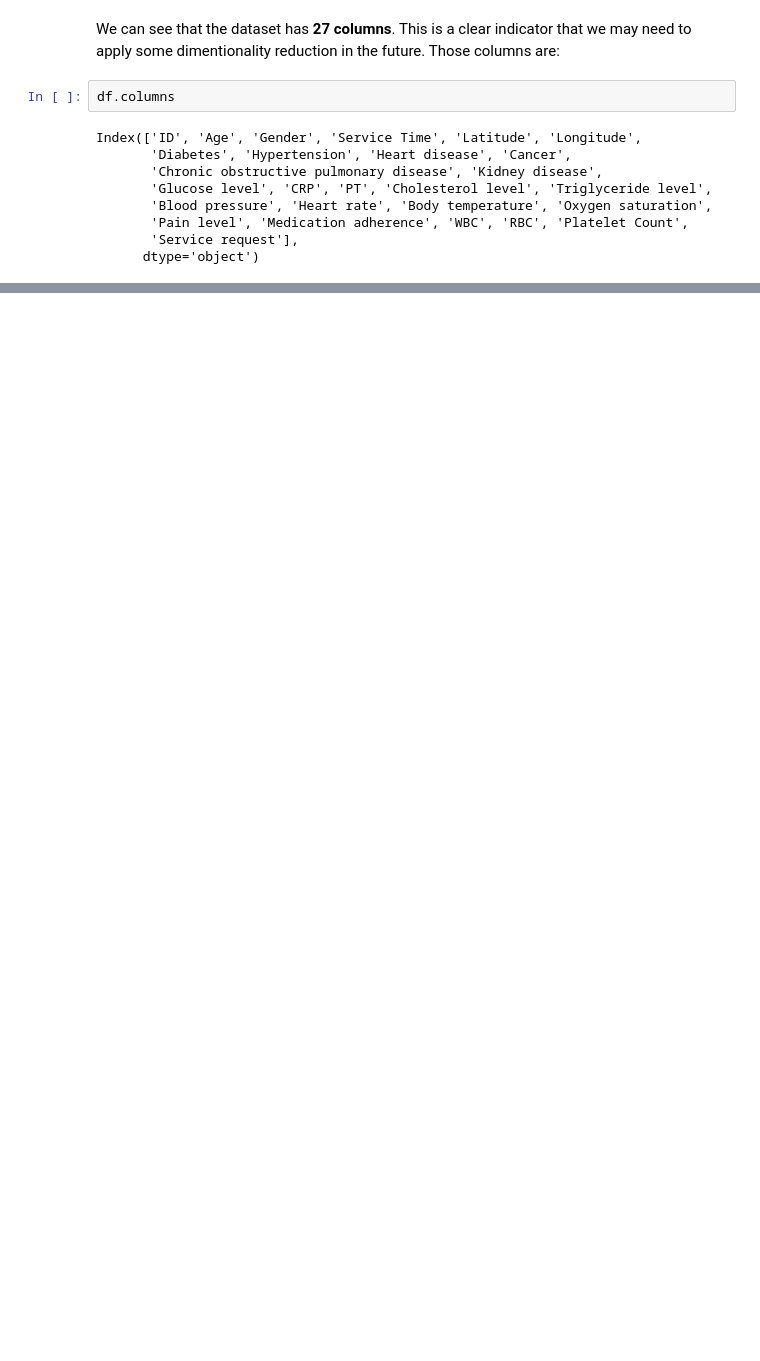
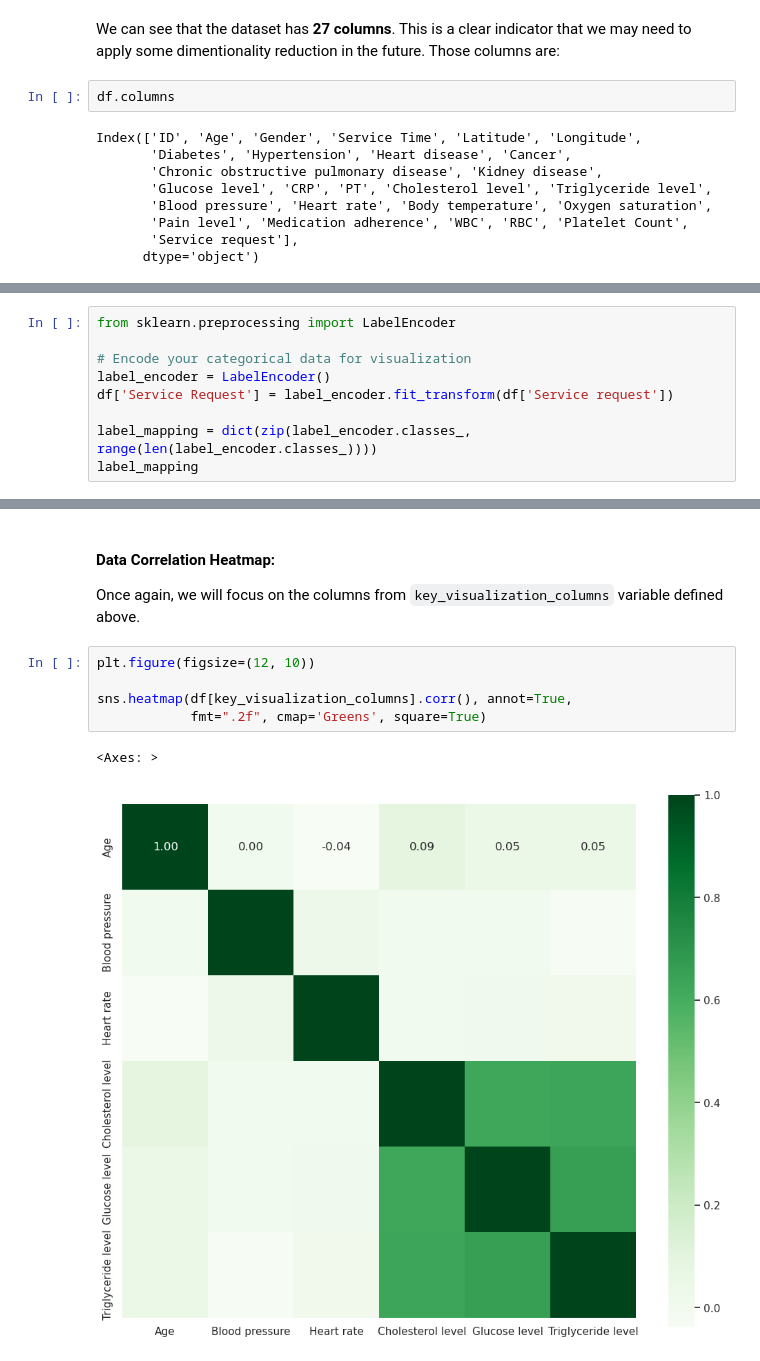
Before and after one commit to MaabChaoui/Team_Anonymous_Data_Mining, a Jupyter notebook: notebook.ipynb, the cells around one changed output, grey strips where cells are left out. Saved outputs shown, nothing was run; the diff lists cells and outputs as text; blank space fills up the shorter version.

```diff
--- a/notebook.ipynb
+++ b/notebook.ipynb
@@ -68,0 +292,9 @@ Index(['ID', 'Age', 'Gender', 'Service Time', 'Latitude', 'Longitude',
+# %%
+from sklearn.preprocessing import LabelEncoder
+
+# Encode your categorical data for visualization
+label_encoder = LabelEncoder()
+df['Service Request'] = label_encoder.fit_transform(df['Service request'])
+
+label_mapping = dict(zip(label_encoder.classes_, range(len(label_encoder.classes_))))
+label_mapping
@@ -68,0 +325,11 @@ Index(['ID', 'Age', 'Gender', 'Service Time', 'Latitude', 'Longitude',
+# %% [markdown]
+#### Data Correlation Heatmap:
+Once again, we will focus on the columns from `key_visualization_columns` variable defined above.
+# %%
+plt.figure(figsize=(12, 10))
+
+sns.heatmap(df[key_visualization_columns].corr(), annot=True,
+            fmt=".2f", cmap='Greens', square=True)
+# %% [output]
+<Axes: >
+[figure, added]
```
Also changed, not shown: parts of 44 cells of this notebook, 1 other file.
